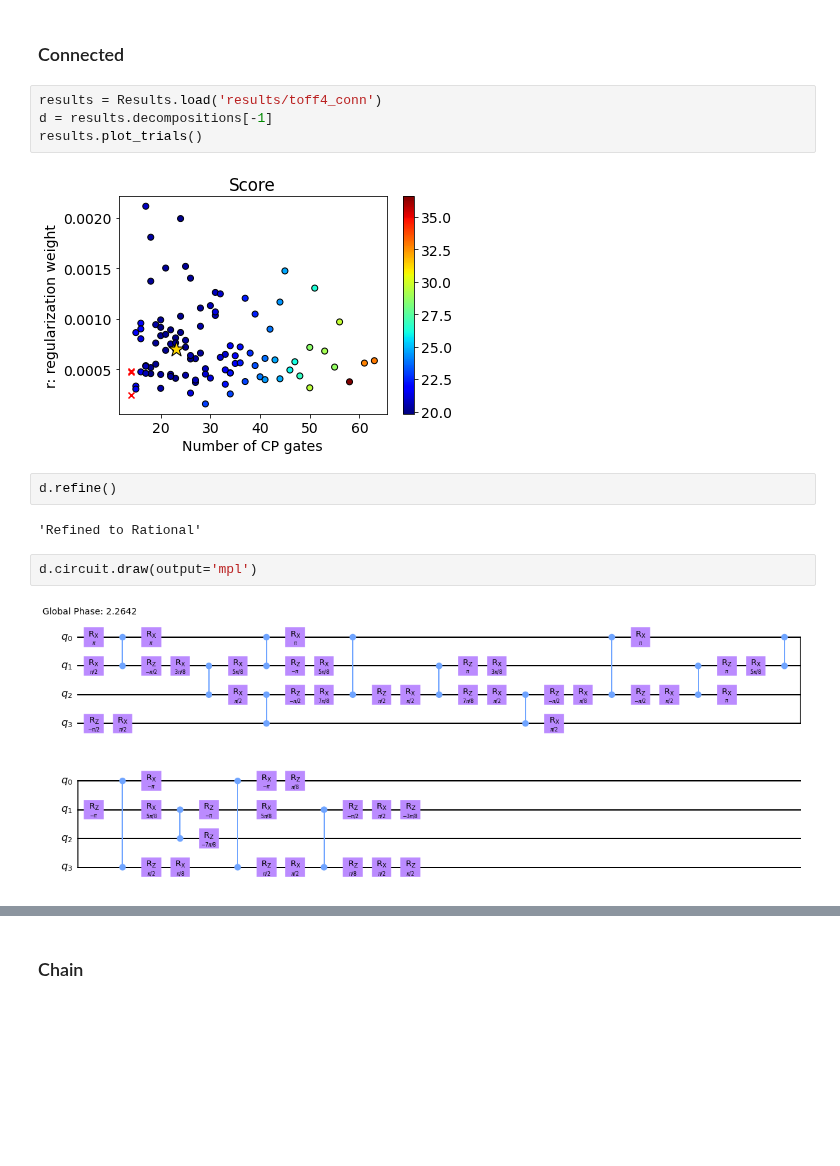
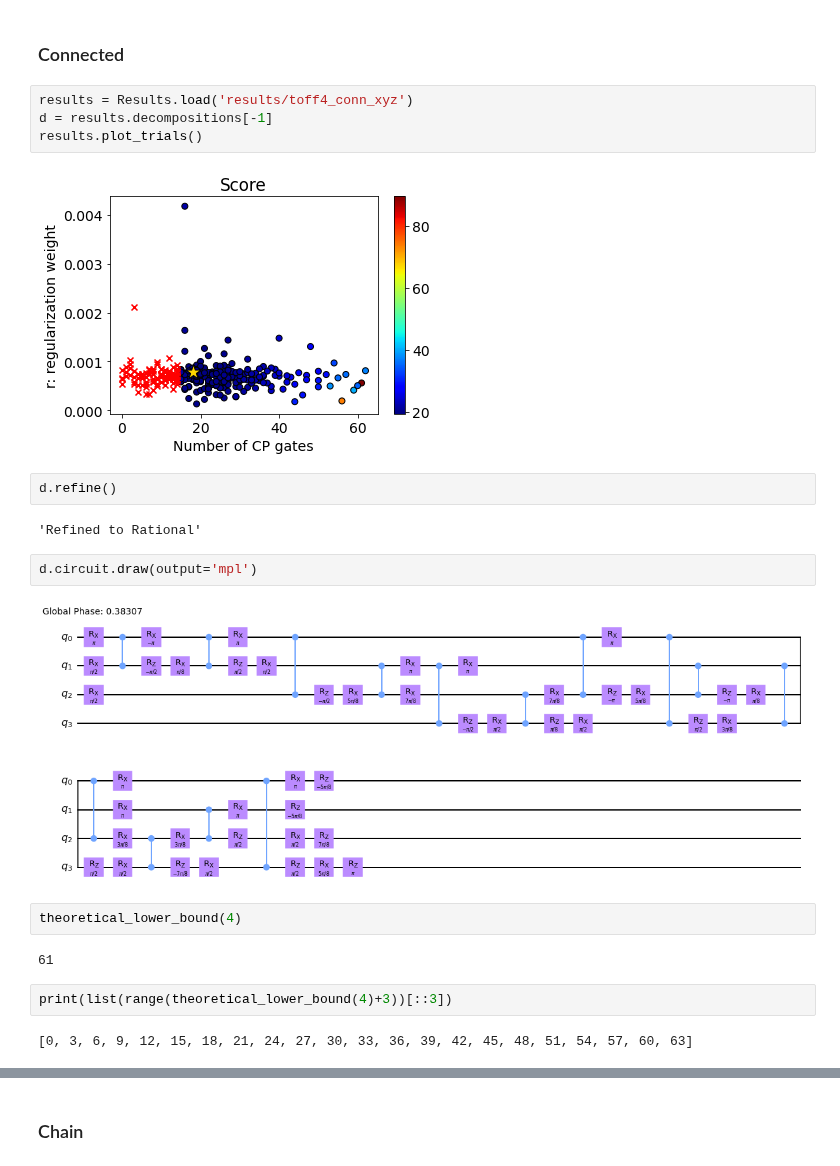
Before and after one commit to idnm/cpflow, a Jupyter notebook: paper/peppar.ipynb, the cells around one changed output, grey strips where cells are left out. Drawn from its saved outputs; the diff is of its cells as text; blank space fills up the shorter version.

```diff
--- a/paper/peppar.ipynb
+++ b/paper/peppar.ipynb
@@ -240,11 +264,11 @@ qc.draw(output='mpl')
 # %% [markdown]
 ### Connected
 # %%
-results = Results.load('results/toff4_conn')
+results = Results.load('results/toff4_conn_xyz')
 d = results.decompositions[-1]
 results.plot_trials()
 # %% [output]
-[figure, old version]
+[figure, new version]
 # %%
 d.refine()
 # %% [output]
@@ -252,4 +276,12 @@ d.refine()
 # %%
 d.circuit.draw(output='mpl')
 # %% [output]
-[figure, old version]
+[figure, new version]
+# %%
+theoretical_lower_bound(4)
+# %% [output]
+61
+# %%
+print(list(range(theoretical_lower_bound(4)+3))[::3])
+# %% [output]
+[0, 3, 6, 9, 12, 15, 18, 21, 24, 27, 30, 33, 36, 39, 42, 45, 48, 51, 54, 57, 60, 63]
```
Also changed, not shown: parts of 52 cells of this notebook, 1 other file.
